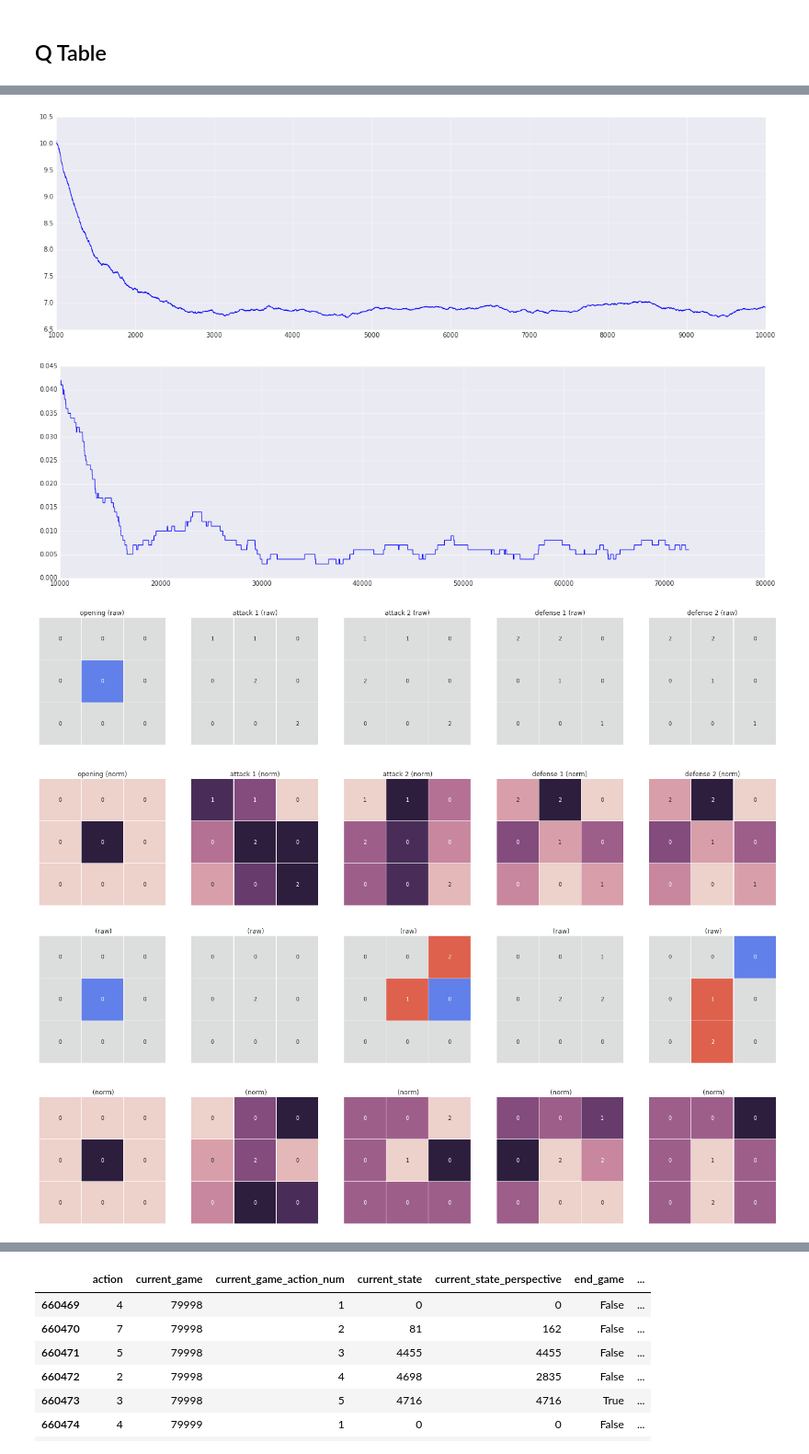
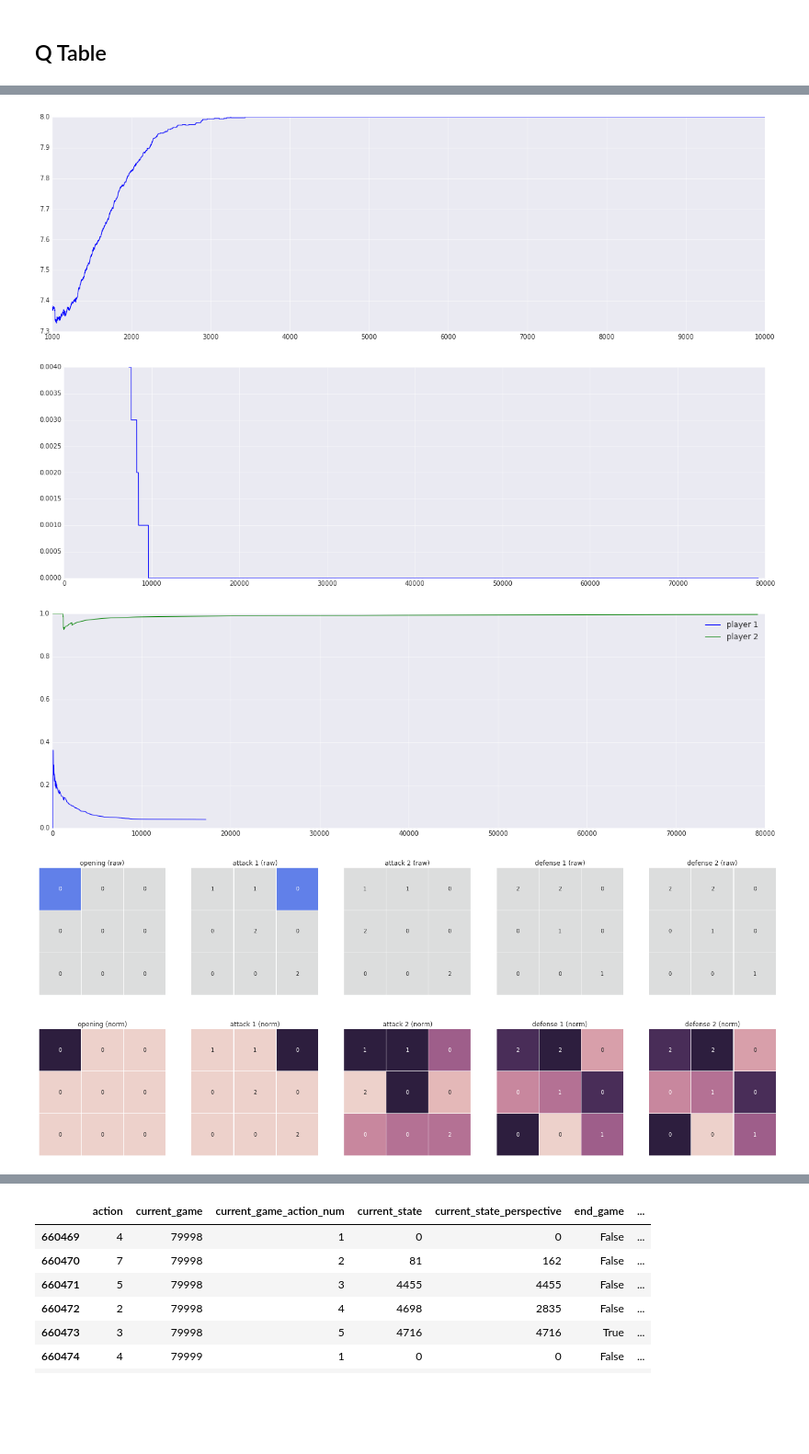
Before and after one commit to gautsi/gen-purpose-repo, a Jupyter notebook: notebooks/TicTacToe.ipynb, the cells around one changed output, grey strips where cells are left out. Shown at 92% size. Drawn from its saved outputs; the diff is of its cells as text; code cells hidden in the pictures; blank space fills up the shorter version.

```diff
--- a/notebooks/TicTacToe.ipynb
+++ b/notebooks/TicTacToe.ipynb
@@ -152,6 +200,8 @@ def run_n_games(num_games, strategies, current_info_dict = False, use_tqdm = Tru
         "action": [],
         "next_state": [],
         "next_state_perspective": [],
+        "oma": [],
+        "oma_move": [],
         "reward": [],
         "end_game": []
     } if current_info_dict == False else current_info_dict
@@ -170,9 +220,9 @@ def run_n_games(num_games, strategies, current_info_dict = False, use_tqdm = Tru
             reward = [0, 0]
             # move
             player = (current_game_action_num - 1) % 2
-            player_perspective_state = current_state if player == 0 else board_to_state(game.switch_perspective())
+            player_perspective_state = current_state # if player == 0 else board_to_state(game.switch_perspective())
             strategy = strategies[player] if len(strategies) == 2 else strategies[0]
-            action = strategy.pick_action(player_perspective_state, game_num + prev_games_played)
+            action = strategy.pick_action(player_perspective_state, game_num + prev_games_played, rev = player == 1)
             reward[player] = game.step(action)
             next_state = board_to_state(game.board)
             game_end = game.game_end
@@ -189,6 +239,12 @@ def run_n_games(num_games, strategies, current_info_dict = False, use_tqdm = Tru
             states_info_dict["next_state_perspective"].append(next_state if player == 0 else board_to_state(game.switch_perspective()))
             states_info_dict["reward"].append(reward)
             states_info_dict["end_game"].append(game_end)
+
+            oma = is_oma(current_game_action_num, current_state)
+
+            states_info_dict["oma"].append(oma)
+            states_info_dict["oma_move"].append(made_oma_move(oma, current_game_action_num, action, current_state))
+
 
             # update info
             current_state = next_state
@@ -227,8 +278,9 @@ class TicTacToeQTable(Strategy):
         self.q_table = np.random.rand(np.power(3, 9), 9) * damper
         self.rand_rate = rand_rate
 
-    def pick_action(self, current_state, current_game):
-        return np.argmax(self.q_table[current_state,:] + np.random.randn(1, 9) * (1.0 / (self.rand_rate * current_game + 1)))
+    def pick_action(self, current_state, current_game, rev = False):
+        mult = -1 if rev else 1
+        return np.argmax(mult * self.q_table[current_state,:] + np.random.randn(1, 9) * (1.0 / (self.rand_rate * current_game + 1)))
 
     def update_strategy(self, current_state, action, next_state, reward, game_end):
         self.q_table[current_state, action] = self.q_table[current_state, action] -\
@@ -241,6 +293,18 @@ def plot_cats_games(games_df, window = 100):
     cats_games_rolling_avg = end_games[["cats_game"]].rolling(window).mean()
     fig, ax = plt.subplots(figsize = (20, 6))
     ax.plot(cats_games_rolling_avg.index, cats_games_rolling_avg.cats_game)
+
+def plot_oma(games_df):
+    oma = games_df[games_df.oma]
+    oma["player"] = 2 - oma.current_game_action_num % 2
+    omas = [oma[oma.player == p] for p in [1, 2]]
+    fig, ax = plt.subplots(figsize = (20, 6))
+    for p in [0, 1]:
+        omas[p]["oma_cumsum"] = omas[p].oma.cumsum()
+        omas[p]["oma_move_cumsum"] = omas[p].oma_move.cumsum()
+        omas[p]["oma_pcnt"] = omas[p].apply(lambda x: 0 if x.oma_cumsum == 0 else x.oma_move_cumsum / x.oma_cumsum, axis = 1)
+        ax.plot(omas[p].index, omas[p].oma_pcnt, label = "player {}".format(p + 1))
+    ax.legend()
 # %%
 def get_most_common_states(games_df):
     return [
@@ -358,6 +442,7 @@ info_dict, qtable_games_df = run_n_games(num_games = 10000, current_info_dict =
 print_game_stats(qtable_games_df)
 fl.plot_game_length(qtable_games_df, 1000)
 plot_cats_games(qtable_games_df, 1000)
+plot_oma(qtable_games_df)
 plot_states(qtable, some_states)
 plot_most_common_states(qtable, qtable_games_df)
 # %% [output]
@@ -373,4 +474,4 @@ See the caveats in the documentation: http://pandas.pydata.org/pandas-docs/stabl
-[figure, old version]
+[figure, new version]
-[figure, old version]
+[figure, new version]
-[figure, old version]
+[figure, new version]
-[figure, old version]
+[figure, new version]
```
Also changed, not shown: parts of 20 cells of this notebook.
